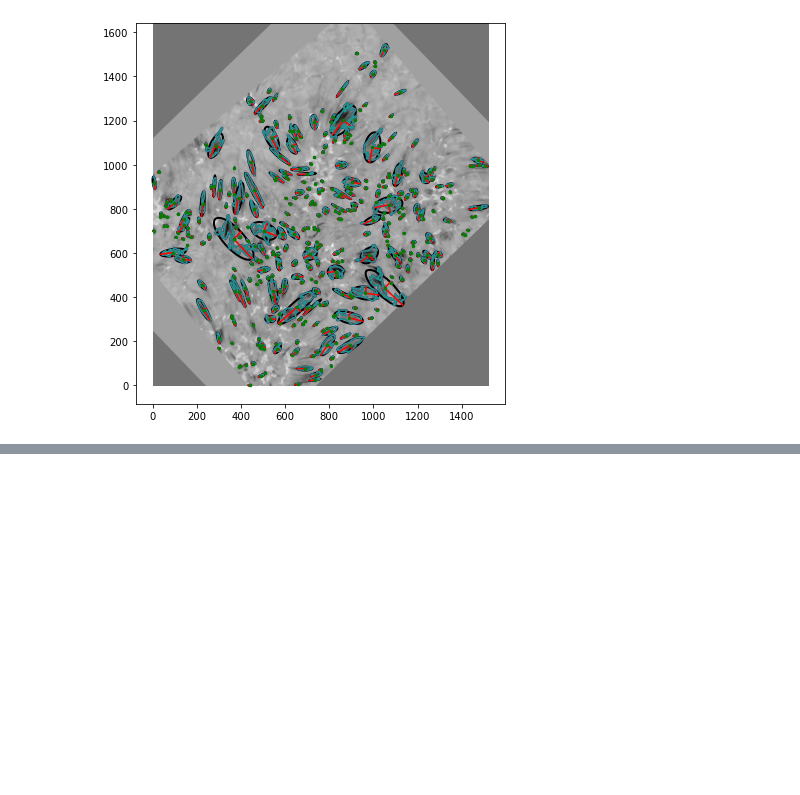
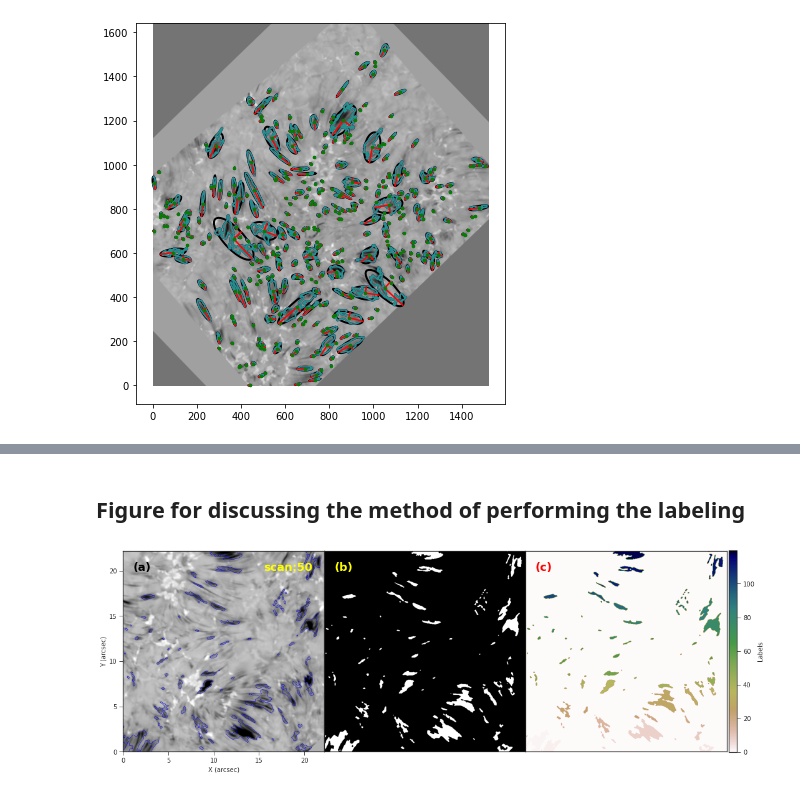
Before and after one commit to souvikita/Statistical-analysis-of-spicules, a Jupyter notebook: Notebooks/Ellipse_fitted.ipynb, the cells around one changed output, grey strips where cells are left out. Saved outputs shown, nothing was run; the diff lists cells and outputs as text; code cells hidden in the pictures; blank space fills up the shorter version.

```diff
--- a/Notebooks/Ellipse_fitted.ipynb
+++ b/Notebooks/Ellipse_fitted.ipynb
@@ -142,0 +151,2 @@ plt.savefig('/mn/stornext/u3/souvikb/paper4_images/Ellipse_fit_sample.png')
+# %% [markdown]
+## Figure for discussing the method of performing the labeling
@@ -142,0 +155,37 @@ plt.savefig('/mn/stornext/u3/souvikb/paper4_images/Ellipse_fit_sample.png')
+# %%
+plt.style.use('seaborn-ticks')
+import matplotlib as mpl
+scan=50
+fig, ax = plt.subplots(1,3,figsize=(18,6))
+fig.subplots_adjust(wspace=0,left=0.1,right=0.9,top=0.9,bottom=0.1)
+ax=ax.ravel()
+ax[0].imshow(rescale_intensity(cubeH[400:1000,600:1200,scan,9]),origin='lower',cmap='Greys_r',extent=[0,600*0.037,0,600*0.037],vmax=28000,vmin=5000)
+ax[0].set_ylabel('Y (arcsec)')
+ax[0].set_xlabel('X (arcsec)')
+ax[0].set_xticks([0,5,10,15,20])
+ax[0].set_yticks([0,5,10,15,20])
+ax[0].contour(morph_processed_blue[400:1000,600:1200,scan],origin='lower',levels=[10],colors=['blue'],linewidths=[0.5],extent=[0,600*0.037,0,600*0.037])
+ax[0].text(.05, .9, '(a)', transform=ax[0].transAxes, fontsize=18,color='black',weight='bold')
+ax[0].text(.7, .9, 'scan:50', transform=ax[0].transAxes, fontsize=18,color='yellow',weight='bold')
+ax[1].imshow(morph_processed_blue[400:1000,600:1200,scan],origin='lower',cmap='gray')
+ax[1].xaxis.set_visible(False)
+ax[1].yaxis.set_visible(False)
+ax[1].text(.05, .9, '(b)', transform=ax[1].transAxes, fontsize=18,color='yellow',weight='bold')
+label_2d_1 = label(morph_processed_blue[400:1000,600:1200,scan],connectivity=2)
+ax[2].imshow(label_2d_1,cmap='gist_earth_r',origin='lower',extent=[0,600*0.037,0,600*0.037])
+ax[2].xaxis.set_visible(False)
+ax[2].yaxis.set_visible(False)
+ax[2].text(.05, .9, '(c)', transform=ax[2].transAxes, fontsize=18,color='red',weight='bold')
+cmap = mpl.cm.gist_earth_r
+fig.subplots_adjust(right=0.847)
+cbar_ax = fig.add_axes([0.85, 0.125, 0.01, 0.75])#[left, bottom, width, height]
+norm = mpl.colors.Normalize(vmin=0, vmax=1)
+cb1 = mpl.colorbar.ColorbarBase(cbar_ax, cmap=cmap,
+                                norm=norm)
+cb1.set_ticks([0,0.167,0.167*2,0.167*3, 0.167*4, 0.167*5])
+cb1.set_ticklabels(["0", "20","40","60","80","100"])
+cb1.set_label('Labels')
+plt.show()
+#plt.savefig('/mn/stornext/d9/souvikb/paper4_images/detection_sample.pdf',dpi=300)
+# %% [output]
+[figure, added]
```
Also changed, not shown: parts of 12 cells of this notebook.
